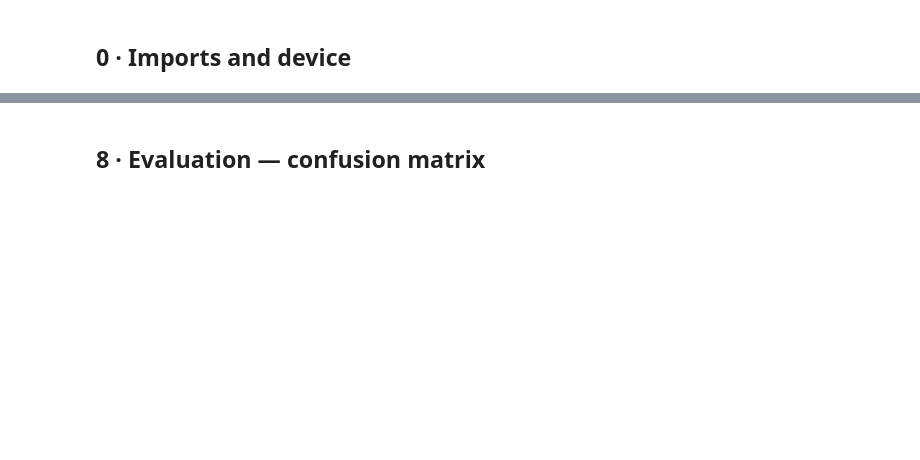
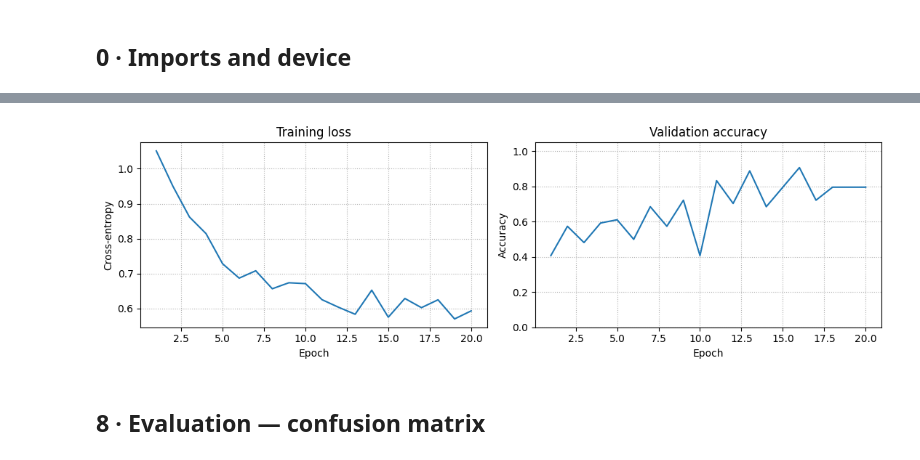
Before and after one commit to grcarmenaty/pymodal, a Jupyter notebook: demo.ipynb, the cells around one changed output, grey strips where cells are left out. Cells and saved outputs as stored; diff of their text form; code cells hidden in the pictures; blank space fills up the shorter version.

```diff
--- a/demo.ipynb
+++ b/demo.ipynb
@@ -464,0 +322,16 @@ plt.show()
+# %%
+def frf_to_tensor(x: np.ndarray) -> torch.Tensor:
+    """complex (n_freq, n_out, n_in) → float32 (n_out*n_in, n_freq) log-magnitude."""
+    mag = np.abs(x).astype(np.float32)
+    mag = mag.reshape(mag.shape[0], -1).T
+    return torch.from_numpy(np.log1p(mag))
+
+
+collection.torch_dataset()
+dataset = collection.dataset
+dataset.transform = frf_to_tensor
+
+x0, y0 = dataset[0]
+print(f"Dataset size : {len(dataset)}")
+print(f"Sample shape : {tuple(x0.shape)}   (channels, freq_lines)")
+print(f"Label        : {y0.item()}")
@@ -464,0 +342,15 @@ plt.show()
+# %%
+n_total = len(dataset)
+n_train = int(0.8 * n_total)
+n_val   = n_total - n_train
+
+gen = torch.Generator().manual_seed(42)
+train_ds, val_ds = torch.utils.data.random_split(dataset, [n_train, n_val], generator=gen)
+
+BATCH = 4
+train_loader = DataLoader(train_ds, batch_size=BATCH, shuffle=True,  num_workers=0)
+val_loader   = DataLoader(val_ds,   batch_size=BATCH, shuffle=False, num_workers=0)
+
+xb, yb = next(iter(train_loader))
+print(f"Batch shape : {tuple(xb.shape)}  labels: {yb.tolist()}")
+print(f"Train batches: {len(train_loader)}  val batches: {len(val_loader)}")
@@ -465,3 +431,14 @@ plt.show()
+# %%
+fig, (ax1, ax2) = plt.subplots(1, 2, figsize=(11, 3.5))
+ax1.plot(range(1, EPOCHS + 1), train_losses)
+ax1.set(title="Training loss", xlabel="Epoch", ylabel="Cross-entropy")
+ax2.plot(range(1, EPOCHS + 1), val_accs)
+ax2.set(title="Validation accuracy", xlabel="Epoch", ylabel="Accuracy", ylim=(0, 1.05))
+for ax in (ax1, ax2):
+    ax.grid(True, linestyle=":")
+plt.tight_layout(); plt.show()
+# %% [output]
+[figure, added]
 # %% [markdown]
 ## 8 · Evaluation — confusion matrix
 # %%
```
Also changed, not shown: parts of 62 cells of this notebook, 1 other file.
